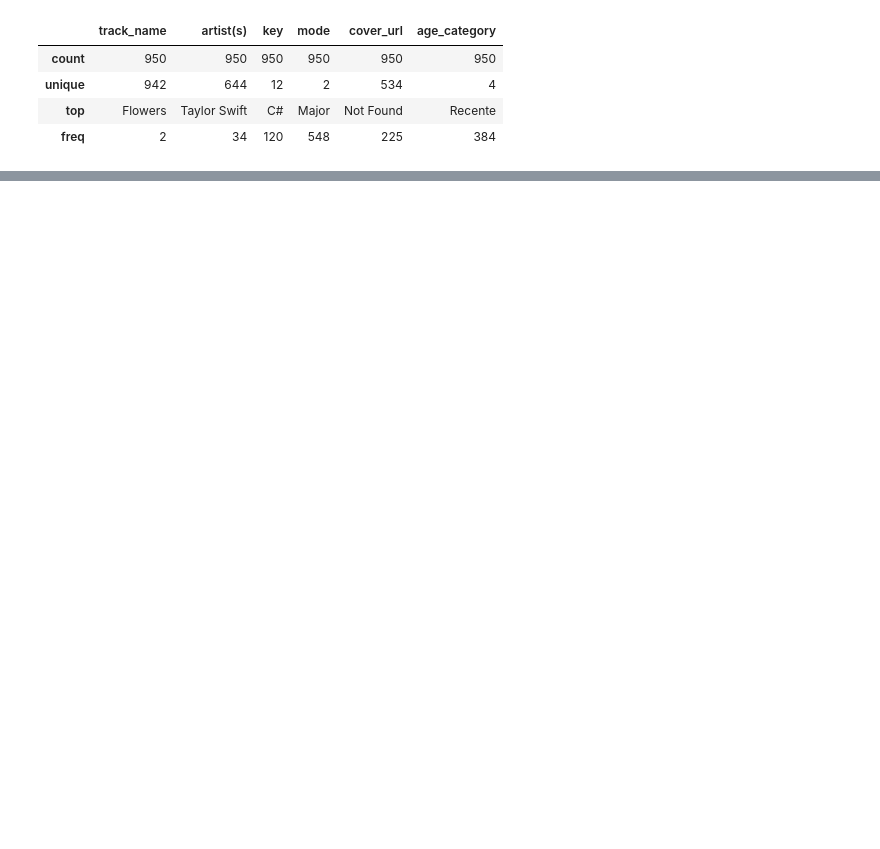
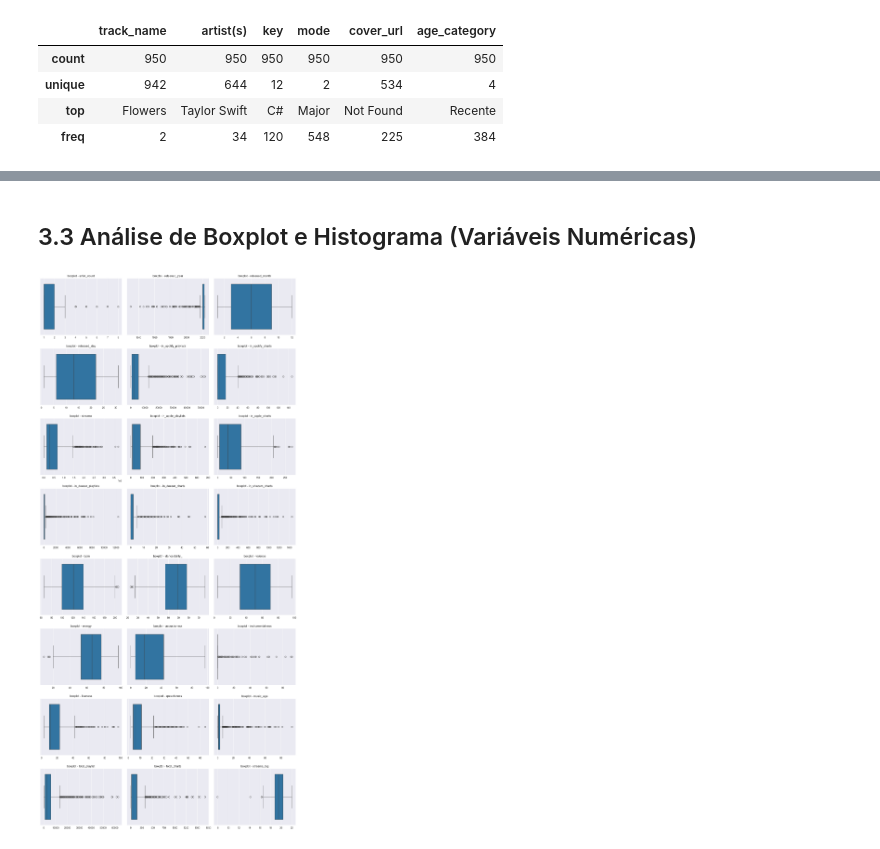
Before and after one commit to Felipeglnd/eda_spotify, a Jupyter notebook: spotify-hit-analysis/notebooks/eda_spotify.ipynb, the cells around one changed output, grey strips where cells are left out. Saved outputs shown, nothing was run; the diff lists cells and outputs as text; code cells hidden in the pictures; blank space fills up the shorter version.

Commit message:
Inicio das análises

```diff
--- a/spotify-hit-analysis/notebooks/eda_spotify.ipynb
+++ b/spotify-hit-analysis/notebooks/eda_spotify.ipynb
@@ -561,0 +674,45 @@ df.describe(include='str')
+# %% [markdown]
+## 3.3 Análise de Boxplot e Histograma (Variáveis Numéricas)
+# %%
+def boxplot_numerical(pd: pd.DataFrame, graficos_por_linha=3):
+
+    sns.set_style('darkgrid')
+
+    # Seleciona colunas numericas
+    cols_num = df.select_dtypes(include=['int64', 'float64']).columns
+
+    if len(cols_num) == 0:
+        print('Nenhuma Coluna Numéricas Encontrada')
+        return
+
+    n_variavels = len(cols_num)
+
+    # Layout
+    nlinhas = math.ceil(n_variavels / graficos_por_linha)
+    ncolunas = graficos_por_linha
+
+    fig, axs = plt.subplots(nrows=nlinhas, ncols=ncolunas, figsize=(15, 4*nlinhas))
+
+    # Ajuste dos eixos
+    if n_variavels == 1:
+        axs = [axs]
+    else:
+        axs= axs.flatten()
+
+    # Plot
+    for i, col in enumerate(cols_num):
+        sns.boxplot(x= df[col], ax=axs[i], showfliers=True)
+
+        axs[i].set_title(f'boxplot - {col}')
+        axs[i].set_xlabel('')
+
+    # Remove os eixos vazios
+    for j in range(i+1, len(axs)):
+        axs[j].axis('off')
+
+    plt.tight_layout()
+    plt.show()
+# %%
+boxplot_numerical(df)
+# %% [output]
+[figure, added]
```
Also changed, not shown: parts of 15 cells of this notebook.
